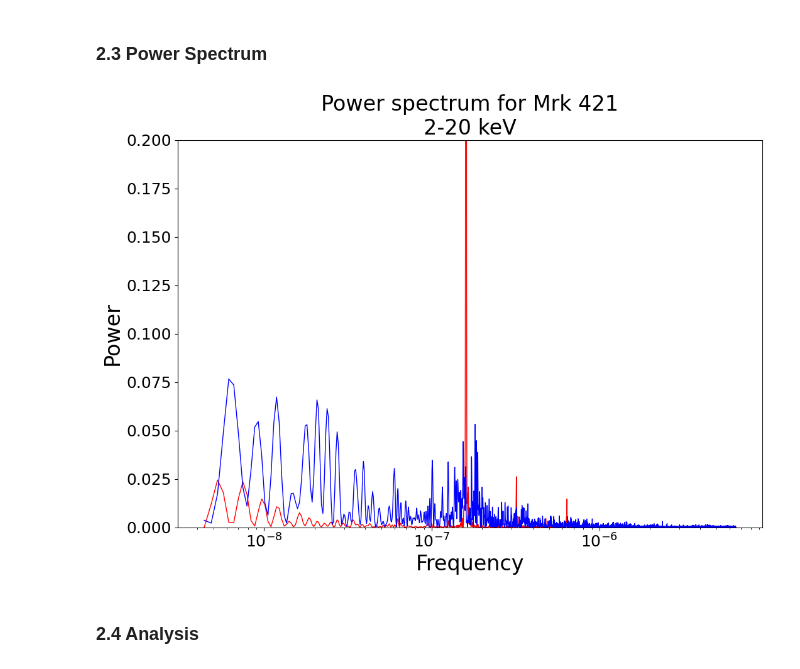
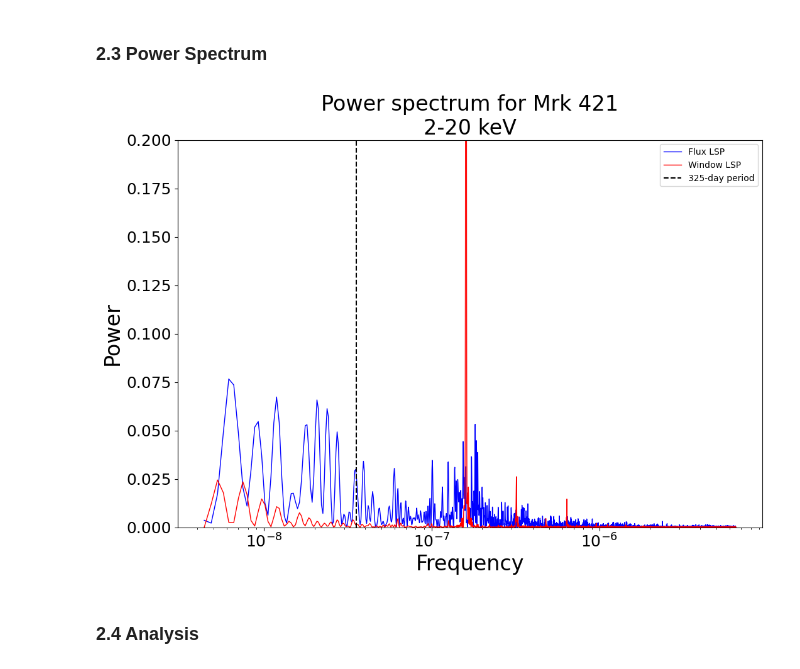
Before and after one commit to Beauremontt/AGN-Flux-Timing-Analysis, a Jupyter notebook: AGNFluxTimingAnalysis.ipynb, the cells around one changed output. Cells and saved outputs as stored; diff of their text form; code cells hidden in the pictures.

Commit message:
Can plot period line on LSP for reference

```diff
--- a/AGNFluxTimingAnalysis.ipynb
+++ b/AGNFluxTimingAnalysis.ipynb
@@ -198,6 +197,10 @@ plt.show()
   #give limits in the form "(lower, upper)"; leave blank to not limit the graphs
 lsp_xlim = None  # @param {type:"raw"}
 lsp_ylim = (0, 0.2)  # @param {type:"raw"}
+
+# period in days to be plotted as a vertical line on the power spectrum
+period_bar = 325 # @param {type:"raw"}
+if period_bar != (0 or None): frequency_bar = 1/(period_bar*86400)
 
 # minimum_frequency, cuts off left of diagram; minif_factor is divided by Span
   #e.g., set to 2 to remove frequencies that would cover more than half the span
@@ -205,38 +208,47 @@ minif_factor = 2  # @param {type:"number"}
 
 # nyquist_factor, affects maximum_frequency based on the average nyquist factor
 nyquist_factor = 2 # @param {type:"number"}
 
 
 # data for the periodogram
 frequency, power = LombScargle(x, y, dy).autopower(minimum_frequency = minif_factor/Span, nyquist_factor = nyquist_factor)
 
 # get the number of points in the periodogram
 A = len(frequency)
 B = len(power)
 
 
 # set up values for Thomas test
 yy = 0 * x + 1  #Need to set the y values to one, in order to have the y axis be zero
 dyy = 0 * x + 42
 ffrequency, ppower = LombScargle(x, yy, dyy).autopower(minimum_frequency = minif_factor/Span, nyquist_factor = nyquist_factor)
 
 
 # plot of power spectrum
 plt.subplots(1,1,figsize=(12,8))
+plt.plot(frequency, power, 'b', linewidth=1, label='Flux LSP')
+plt.plot(ffrequency, ppower,'r', linewidth=1, label='Window LSP')
+
+# plot vertical line for scrubbing
+if period_bar != (0 or None):
+  plt.vlines(frequency_bar, np.min((power, ppower)), np.max((power, ppower)), 'black', 'dashed', f'{period_bar}-day period')
+
+# plot labels
 plt.xscale('log')
 plt.yscale('linear')
 plt.title(f'Power spectrum for {flux_source}\n{band_label}', fontsize=24)
 plt.xlabel("Frequency", fontsize=24)
 plt.ylabel('Power', fontsize=24)
+plt.tick_params(labelsize=18)
+plt.legend()
+
+# plot limits
 if lsp_xlim != None: plt.xlim(lsp_xlim)
 if lsp_ylim != None: plt.ylim(lsp_ylim)
-plt.plot(ffrequency, ppower,'r', linewidth=1)
-plt.plot(frequency, power, 'b', linewidth=1)
-plt.tick_params(labelsize=18)
-#plt.savefig('NGC6251_LSP.png')
+
 plt.show()
 # %% [output]
-[figure, old version]
+[figure, new version]
 # %% [markdown]
 ### 2.4 Analysis
 # %%
```
Also changed, not shown: parts of 4 cells of this notebook.
